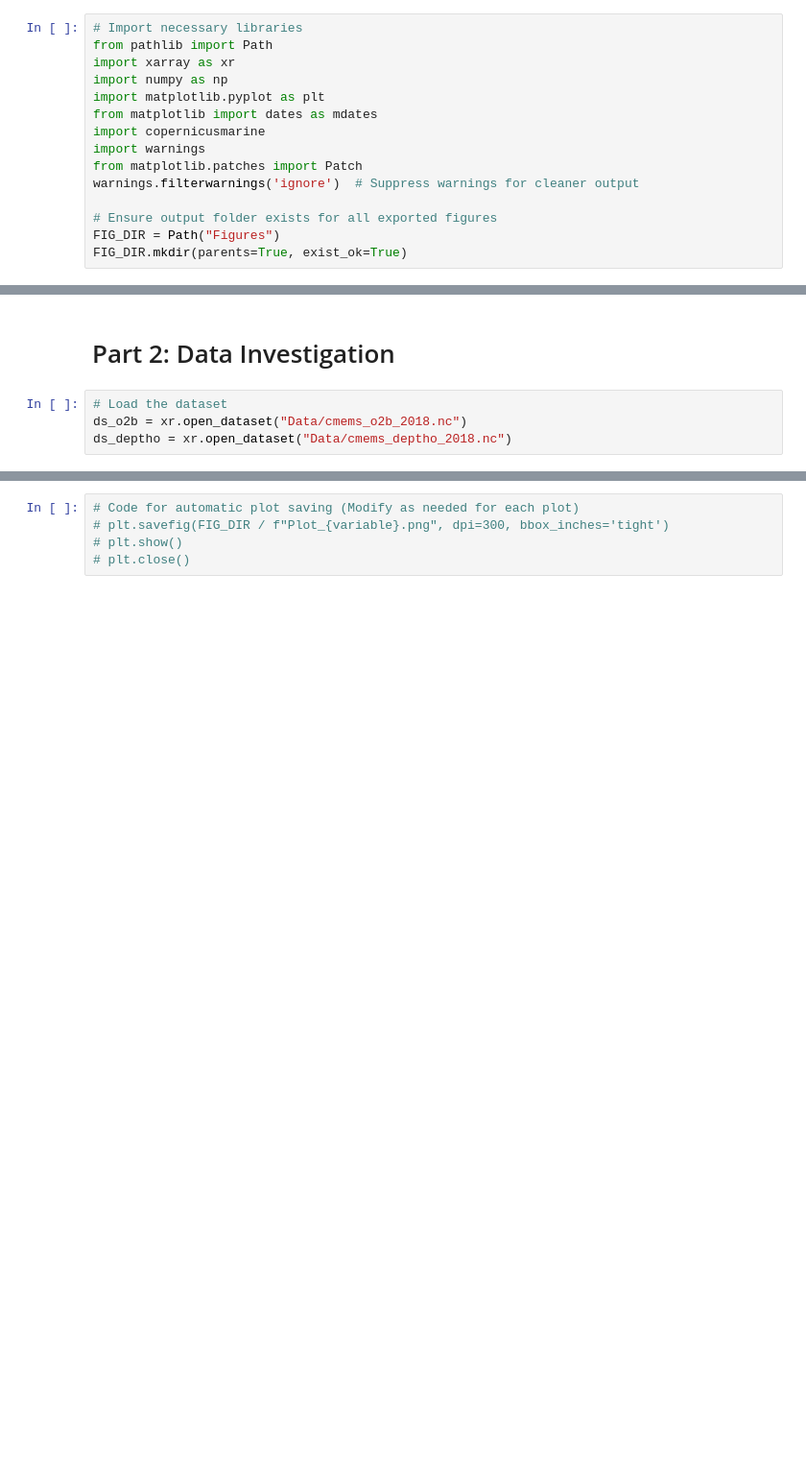
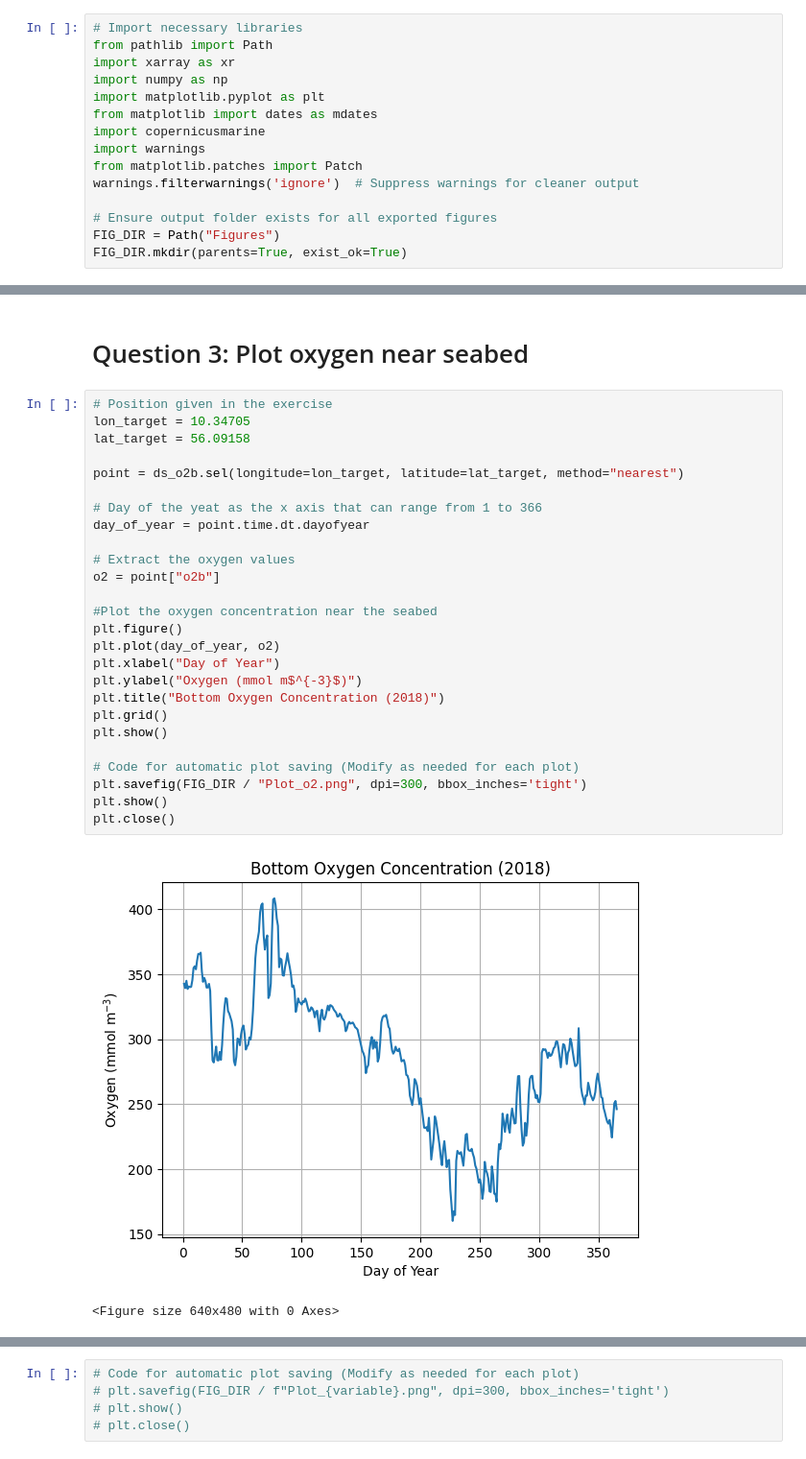
Before and after one commit to natslimak/OceanCourses, a Jupyter notebook: DigitalOcean/Assignment_3/Script3.ipynb, the cells around one changed output, grey strips where cells are left out. Shown at 96% size. Saved outputs shown, nothing was run; the diff lists cells and outputs as text; blank space fills up the shorter version.

```diff
--- a/DigitalOcean/Assignment_3/Script3.ipynb
+++ b/DigitalOcean/Assignment_3/Script3.ipynb
@@ -66,6 +81,31 @@ copernicusmarine.subset(
 # %% [markdown]
-# Part 2: Data Investigation
+# Question 3: Plot oxygen near seabed
 # %%
-# Load the dataset
-ds_o2b = xr.open_dataset("Data/cmems_o2b_2018.nc")
-ds_deptho = xr.open_dataset("Data/cmems_deptho_2018.nc")
+# Position given in the exercise
+lon_target = 10.34705
+lat_target = 56.09158
+
+point = ds_o2b.sel(longitude=lon_target, latitude=lat_target, method="nearest")
+
+# Day of the yeat as the x axis that can range from 1 to 366
+day_of_year = point.time.dt.dayofyear
+
+# Extract the oxygen values
+o2 = point["o2b"]
+
+#Plot the oxygen concentration near the seabed
+plt.figure()
+plt.plot(day_of_year, o2)
+plt.xlabel("Day of Year")
+plt.ylabel("Oxygen (mmol m$^{-3}$)")
+plt.title("Bottom Oxygen Concentration (2018)")
+plt.grid()
+plt.show()
+
+# Code for automatic plot saving (Modify as needed for each plot)
+plt.savefig(FIG_DIR / "Plot_o2.png", dpi=300, bbox_inches='tight')
+plt.show()
+plt.close()
+# %% [output]
+[figure, added]
+<Figure size 640x480 with 0 Axes>
```
Also changed, not shown: parts of 15 cells of this notebook, 3 other files.
